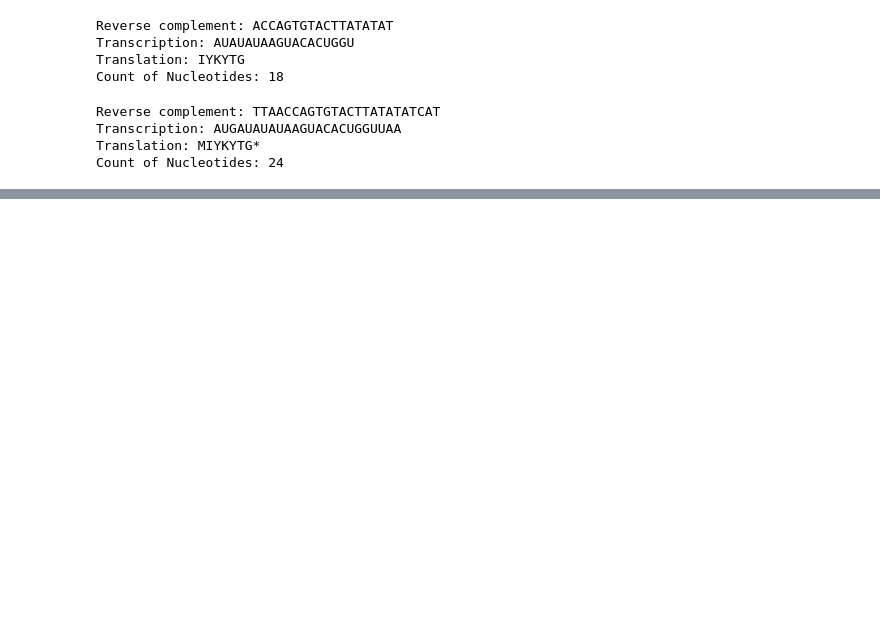
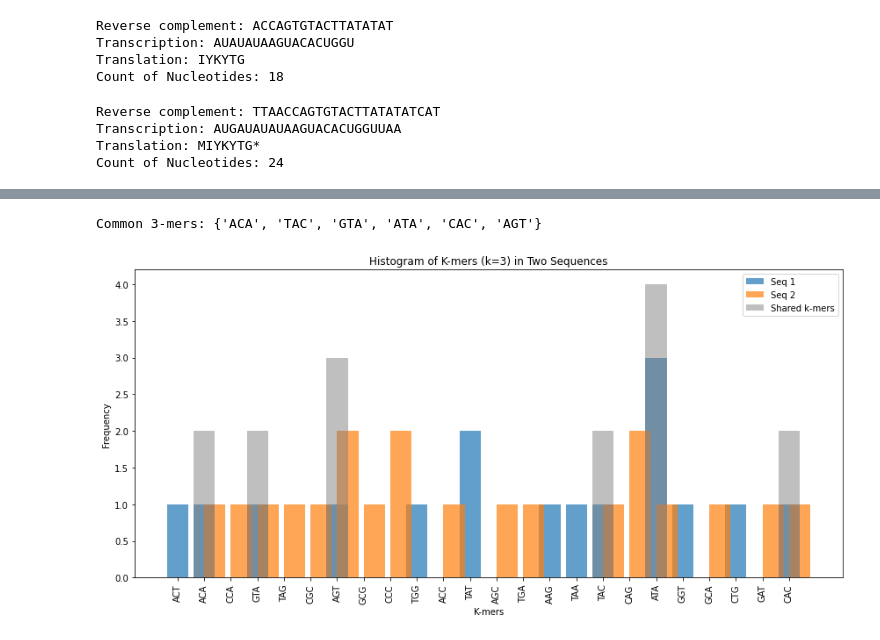
Before and after one commit to michaelremington2/Intro-to-Bioinformatics-Python, a Jupyter notebook: biopython.ipynb, the cells around one changed output, grey strips where cells are left out. Drawn from its saved outputs; the diff is of its cells as text; code cells hidden in the pictures; blank space fills up the shorter version.

Commit message:
Got through some of the alignment section.

```diff
--- a/biopython.ipynb
+++ b/biopython.ipynb
@@ -92,0 +155,16 @@ print("Sequence:", seq_record.seq)
+# %%
+# k-mer count
+from collections import Counter
+
+
+def count_kmers(sequence, k):
+    return Counter([str(sequence[i:i+k]) for i in range(len(sequence) - k + 1)])
+
+# Count 3-mers
+k = 2
+kmer_counts = count_kmers(seq_2, k)
+
+# Print k-mer counts
+print(f"{k}-mer Counts:")
+for kmer, count in kmer_counts.items():
+    print(f"{kmer}: {count}")
@@ -92,0 +184,42 @@ print("Sequence:", seq_record.seq)
+# %%
+# comparing k-mer values between sequences
+import matplotlib.pyplot as plt
+k = 3
+seq1_kmers = count_kmers(seq_1, k)
+seq2_kmers = count_kmers(seq_2, k)
+
+
+common_kmers = seq1_kmers.keys() & seq2_kmers.keys()
+print(f"Common 3-mers: {common_kmers}")
+
+shared_kmers = set(seq1_kmers.keys()).intersection(seq2_kmers.keys())
+
+
+all_kmers = set(seq1_kmers.keys()).union(seq2_kmers.keys())
+seq1_values = [seq1_kmers[kmer] for kmer in all_kmers]
+seq2_values = [seq2_kmers[kmer] for kmer in all_kmers]
+shared_values = [seq1_kmers.get(kmer, 0) + seq2_kmers.get(kmer, 0) if kmer in shared_kmers else 0 for kmer in all_kmers]
+
+
+plt.figure(figsize=(12, 6))
+
+
+plt.bar(range(len(all_kmers)), seq1_values, label="Seq 1", alpha=0.7, align='center')
+
+plt.bar(range(len(all_kmers)), seq2_values, label="Seq 2", alpha=0.7, align='edge')
+
+plt.bar(range(len(all_kmers)), shared_values, label="Shared k-mers", alpha=0.5, color='grey')
+
+
+plt.xticks(range(len(all_kmers)), list(all_kmers), rotation=90)
+plt.xlabel("K-mers")
+plt.ylabel("Frequency")
+plt.title(f"Histogram of K-mers (k={k}) in Two Sequences")
+plt.legend()
+
+
+plt.tight_layout()
+plt.show()
+# %% [output]
+Common 3-mers: {'ACA', 'TAC', 'GTA', 'ATA', 'CAC', 'AGT'}
+[figure, added]
```
Also changed, not shown: parts of 20 cells of this notebook, 1 other file.
